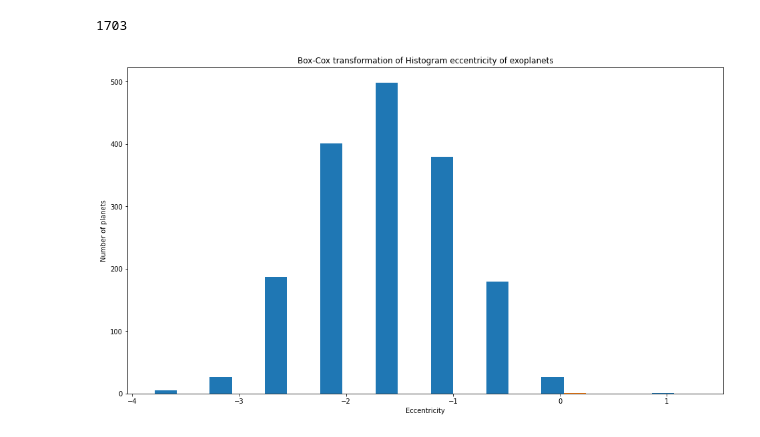
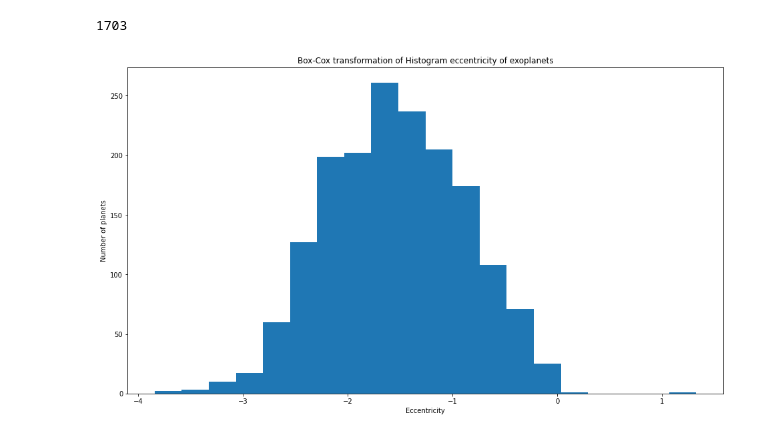
Before and after one commit to DarkWake9/EP4130, a Jupyter notebook: Assignment-1/EP20BTECH11015-Assignment-1.ipynb, the cells around one changed output. Cells and saved outputs as stored; diff of their text form; code cells hidden in the pictures.

```diff
--- a/Assignment-1/EP20BTECH11015-Assignment-1.ipynb
+++ b/Assignment-1/EP20BTECH11015-Assignment-1.ipynb
@@ -153,10 +173,10 @@ print(exoplanet_data['eccentricity'].count())
 1703
 # %%
 plt.figure(figsize=(16, 9))
-plt.hist(st.boxcox(exoplanet_data['eccentricity']), bins=10)
+plt.hist(st.boxcox(exoplanet_data['eccentricity'])[0], bins=20)
 plt.xlabel("Eccentricity")
 plt.ylabel("Number of planets")
 plt.title("Box-Cox transformation of Histogram eccentricity of exoplanets")
 plt.show()
 # %% [output]
-[figure, old version]
+[figure, new version]
```
Also changed, not shown: parts of 5 cells of this notebook, 1 other file.
